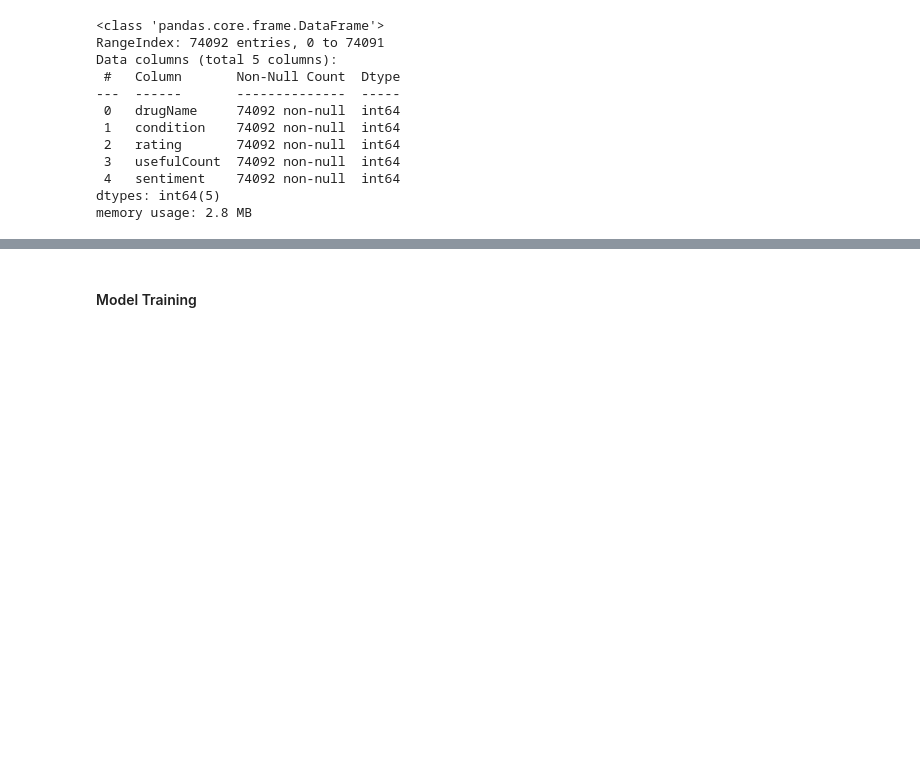
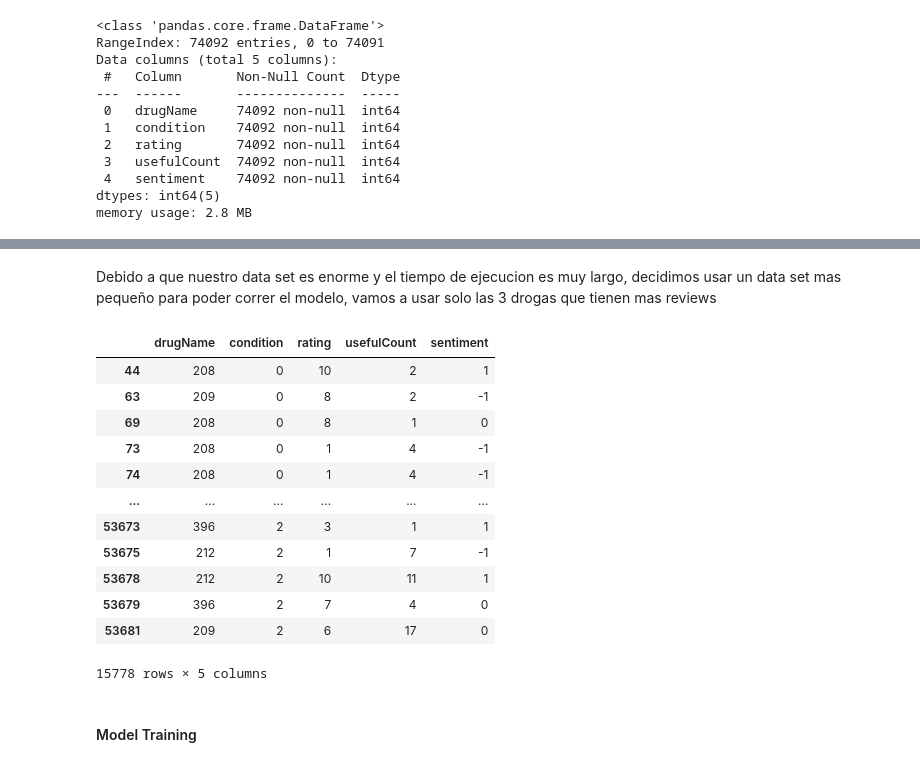
Before and after one commit to juanfranciscocis/Medicine_Recomendation, a Jupyter notebook: avance_proyecto.ipynb, the cells around one changed output, grey strips where cells are left out. Saved outputs shown, nothing was run; the diff lists cells and outputs as text; code cells hidden in the pictures; blank space fills up the shorter version.

```diff
--- a/avance_proyecto.ipynb
+++ b/avance_proyecto.ipynb
@@ -719,3 +734,23 @@ memory usage: 2.8 MB
+# %% [markdown]
+Debido a que nuestro data set es enorme y el tiempo de ejecucion es muy largo, decidimos usar un data set mas pequeño para poder correr el modelo, vamos a usar solo las 3 drogas que tienen mas reviews
+# %%
+# df will have only the 3 drugs with more reviews, 212,208,296, drop all the rows with the other drugs
+df = df[df['drugName'].isin([212,208,296,396,209])]
+df
+# %% [output]
+|  | drugName | condition | rating | usefulCount | sentiment |
+| 44 | 208 | 0 | 10 | 2 | 1 |
+| 63 | 209 | 0 | 8 | 2 | -1 |
+| 69 | 208 | 0 | 8 | 1 | 0 |
+| 73 | 208 | 0 | 1 | 4 | -1 |
+| 74 | 208 | 0 | 1 | 4 | -1 |
+| ... | ... | ... | ... | ... | ... |
+| 53673 | 396 | 2 | 3 | 1 | 1 |
+| 53675 | 212 | 2 | 1 | 7 | -1 |
+| 53678 | 212 | 2 | 10 | 11 | 1 |
+| 53679 | 396 | 2 | 7 | 4 | 0 |
+| 53681 | 209 | 2 | 6 | 17 | 0 |
+15778 rows × 5 columns
 # %% [markdown]
 #### Model Training
 # %% [markdown]
```
Also changed, not shown: parts of 19 cells of this notebook, 2 other files.
